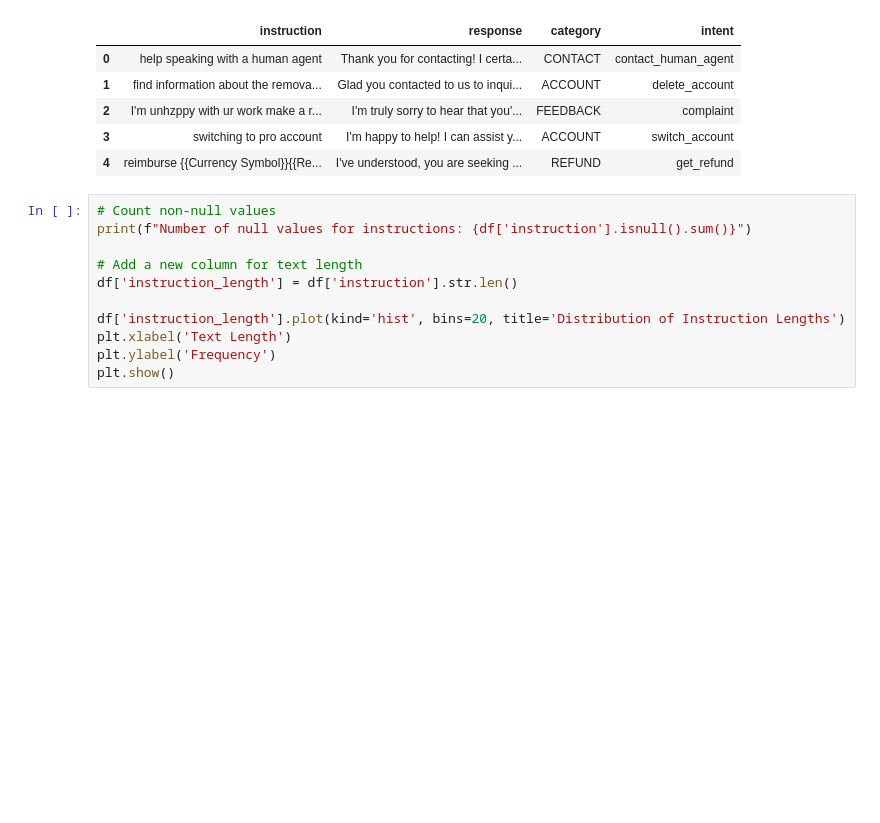
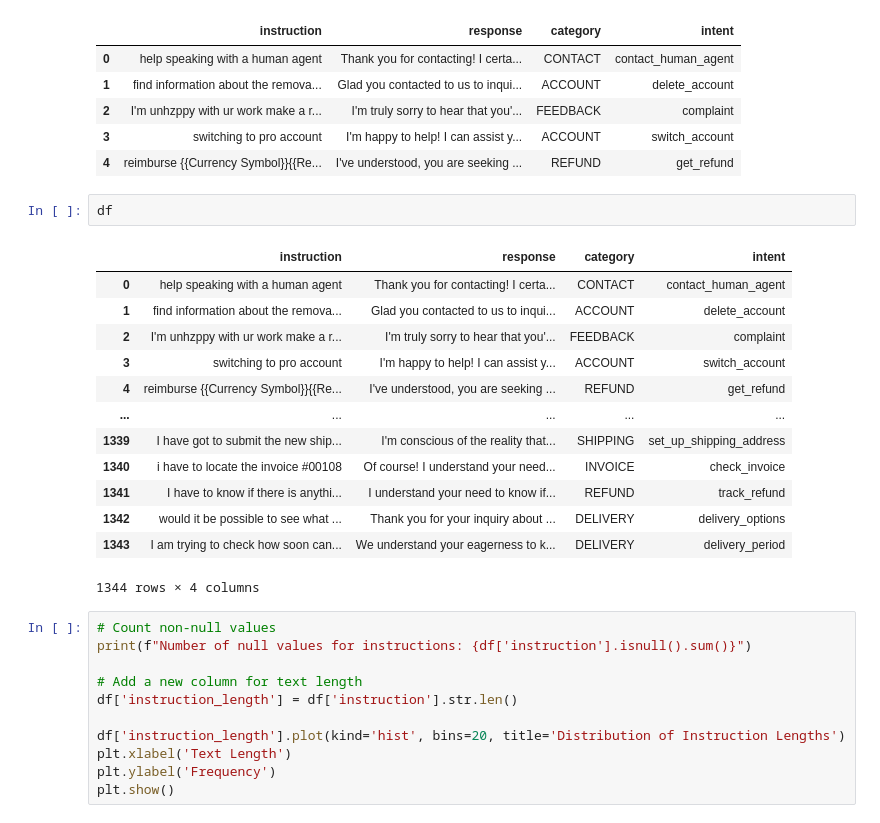
Before and after one commit to PaulCascarinoGit/gpt2_ESIEE, a Jupyter notebook: final_project.ipynb, the cells around one changed output. Saved outputs shown, nothing was run; the diff lists cells and outputs as text; blank space fills up the shorter version.

```diff
--- a/final_project.ipynb
+++ b/final_project.ipynb
@@ -97,6 +97,22 @@ df.head()
 | 2 | I'm unhzppy with ur work make a r... | I'm truly sorry to hear that you'... | FEEDBACK | complaint |
 | 3 | switching to pro account | I'm happy to help! I can assist y... | ACCOUNT | switch_account |
 | 4 | reimburse {{Currency Symbol}}{{Re... | I've understood, you are seeking ... | REFUND | get_refund |
+# %%
+df
+# %% [output]
+|  | instruction | response | category | intent |
+| 0 | help speaking with a human agent | Thank you for contacting! I certa... | CONTACT | contact_human_agent |
+| 1 | find information about the remova... | Glad you contacted to us to inqui... | ACCOUNT | delete_account |
+| 2 | I'm unhzppy with ur work make a r... | I'm truly sorry to hear that you'... | FEEDBACK | complaint |
+| 3 | switching to pro account | I'm happy to help! I can assist y... | ACCOUNT | switch_account |
+| 4 | reimburse {{Currency Symbol}}{{Re... | I've understood, you are seeking ... | REFUND | get_refund |
+| ... | ... | ... | ... | ... |
+| 1339 | I have got to submit the new ship... | I'm conscious of the reality that... | SHIPPING | set_up_shipping_address |
+| 1340 | i have to locate the invoice #00108 | Of course! I understand your need... | INVOICE | check_invoice |
+| 1341 | I have to know if there is anythi... | I understand your need to know if... | REFUND | track_refund |
+| 1342 | would it be possible to see what ... | Thank you for your inquiry about ... | DELIVERY | delivery_options |
+| 1343 | I am trying to check how soon can... | We understand your eagerness to k... | DELIVERY | delivery_period |
+1344 rows × 4 columns
 # %%
 # Count non-null values
 print(f"Number of null values for instructions: {df['instruction'].isnull().sum()}")
```
Also changed, not shown: parts of 21 cells of this notebook, 6 other files.
